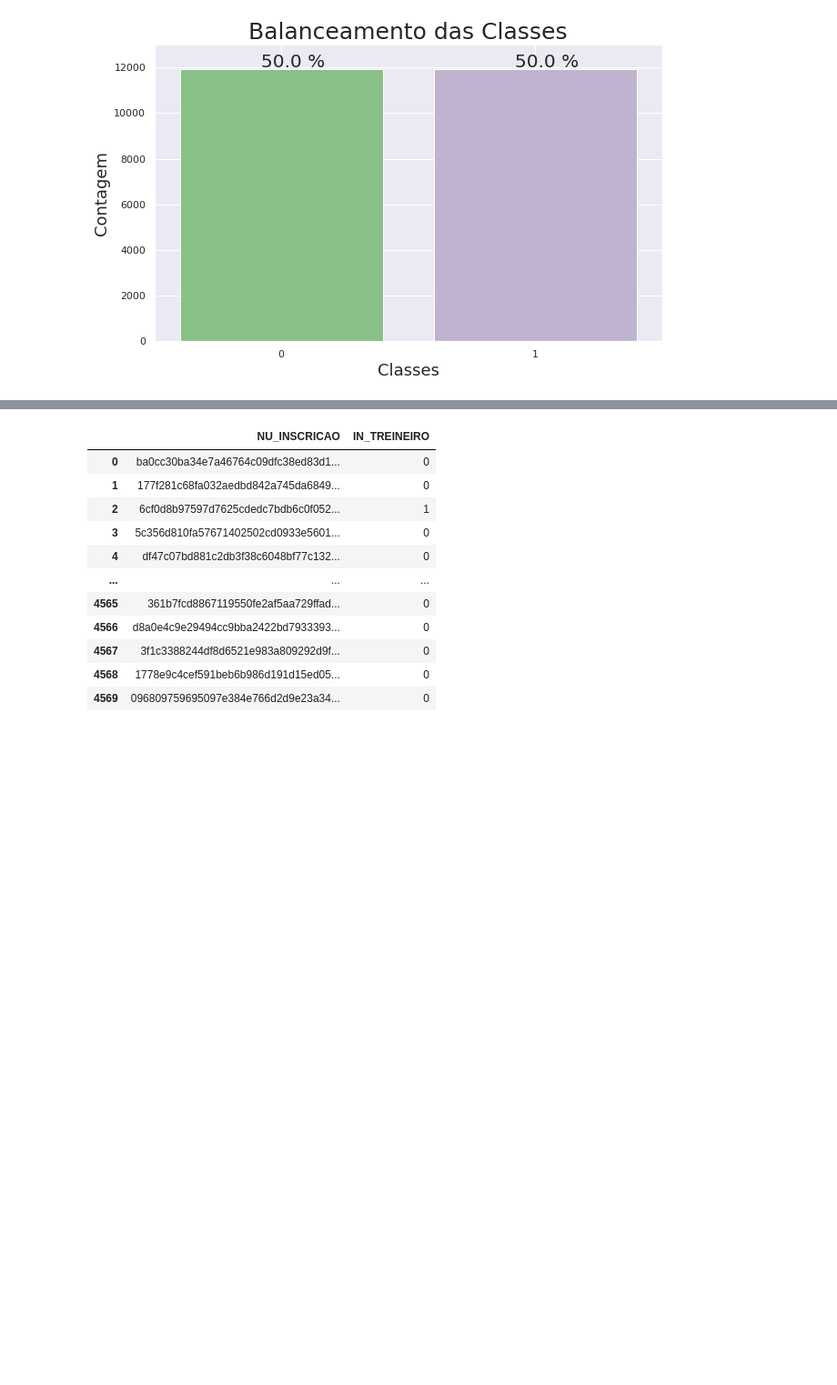
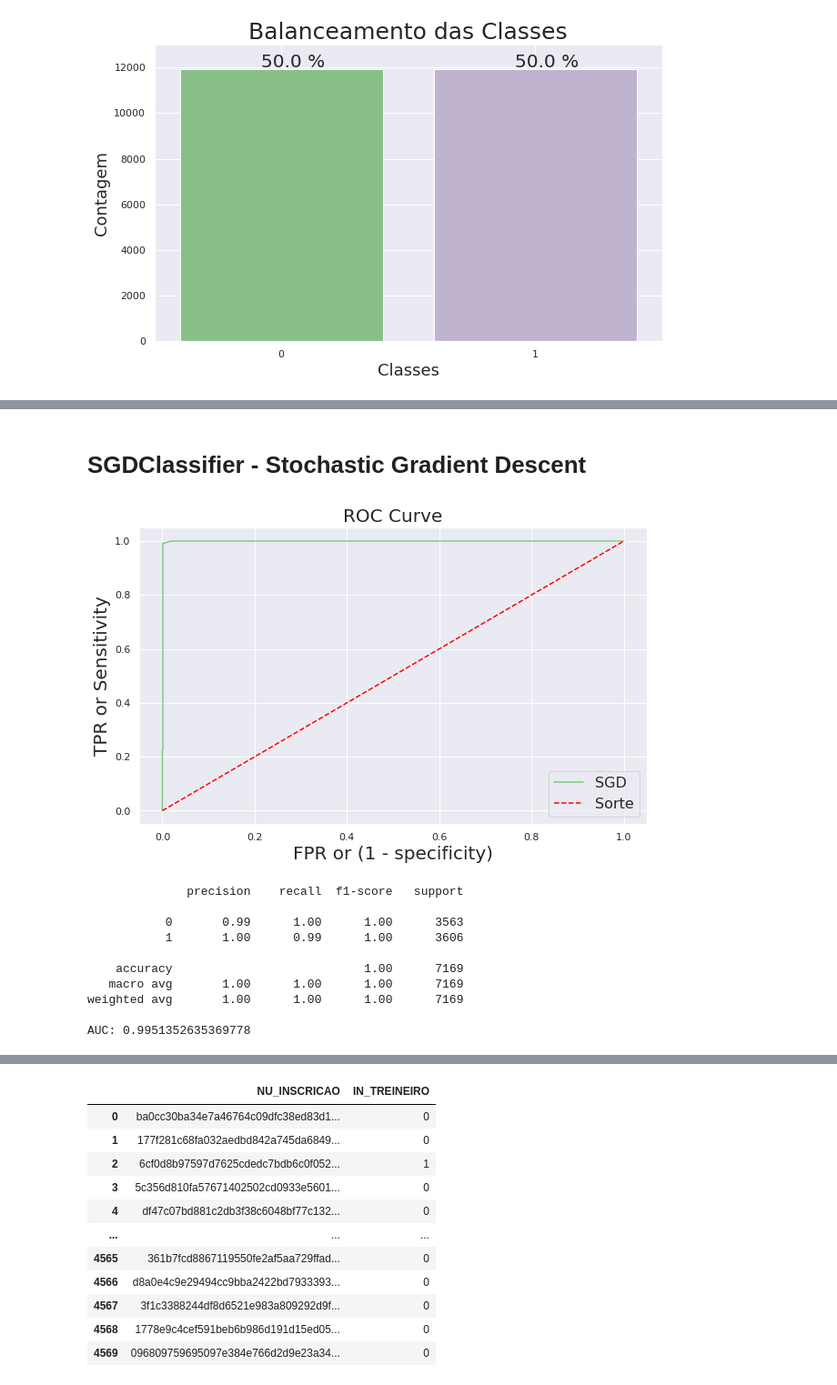
Before and after one commit to Diegohluiz/Desafios-DataScience-Codenation, a Jupyter notebook: Desafio Semana 9/main.ipynb, the cells around one changed output, grey strips where cells are left out. Shown: that part at 91% size. Drawn from its saved outputs; the diff is of its cells as text; code cells hidden in the pictures; blank space fills up the shorter version.

```diff
--- a/Desafio Semana 9/main.ipynb
+++ b/Desafio Semana 9/main.ipynb
@@ -188,0 +474,23 @@ predict = clf_RF.predict(x_test_encoded)
+# %% [markdown]
+# SGDClassifier - Stochastic Gradient Descent
+# %%
+clf_SGD = SGDClassifier()
+clf_SGD.fit(treino_x[features_selected], treino_y)
+predict_SGD = clf_SGD.predict(teste_x[features_selected])
+
+y_score = clf_SGD.decision_function(teste_x[features_selected])
+fpr, tpr, _ = roc_curve(teste_y, y_score)
+# %%
+plota_roc_curve(fpr, tpr, predict_SGD, "SGD")
+# %% [output]
+[figure, added]
+              precision    recall  f1-score   support
+
+           0       0.99      1.00      1.00      3563
+           1       1.00      0.99      1.00      3606
+
+    accuracy                           1.00      7169
+   macro avg       1.00      1.00      1.00      7169
+weighted avg       1.00      1.00      1.00      7169
+
+AUC: 0.9951352635369778
```
Also changed, not shown: parts of 81 cells of this notebook, 2 other files.
